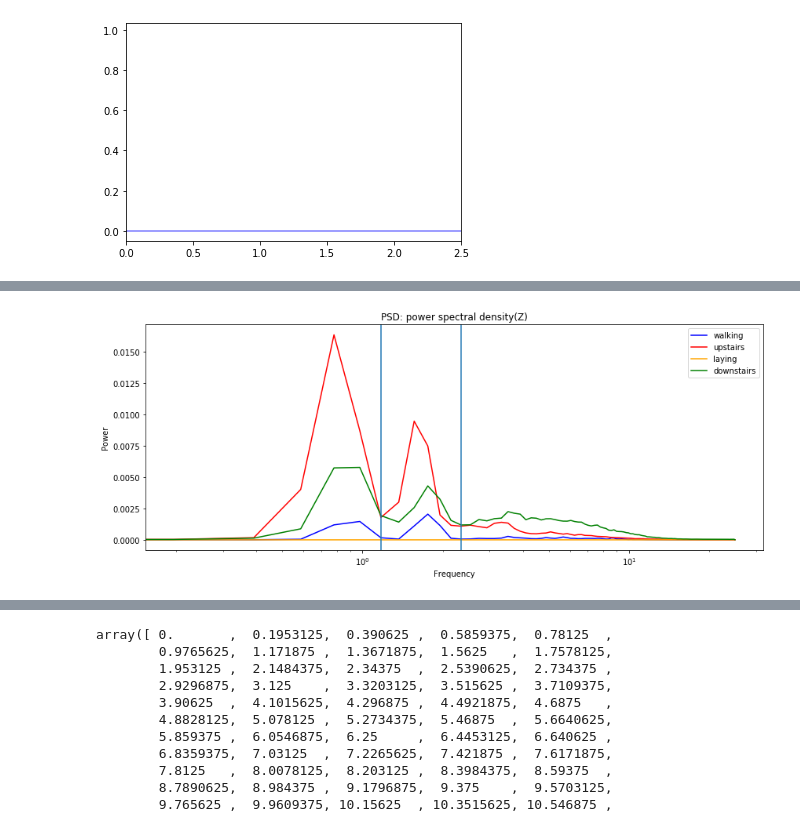
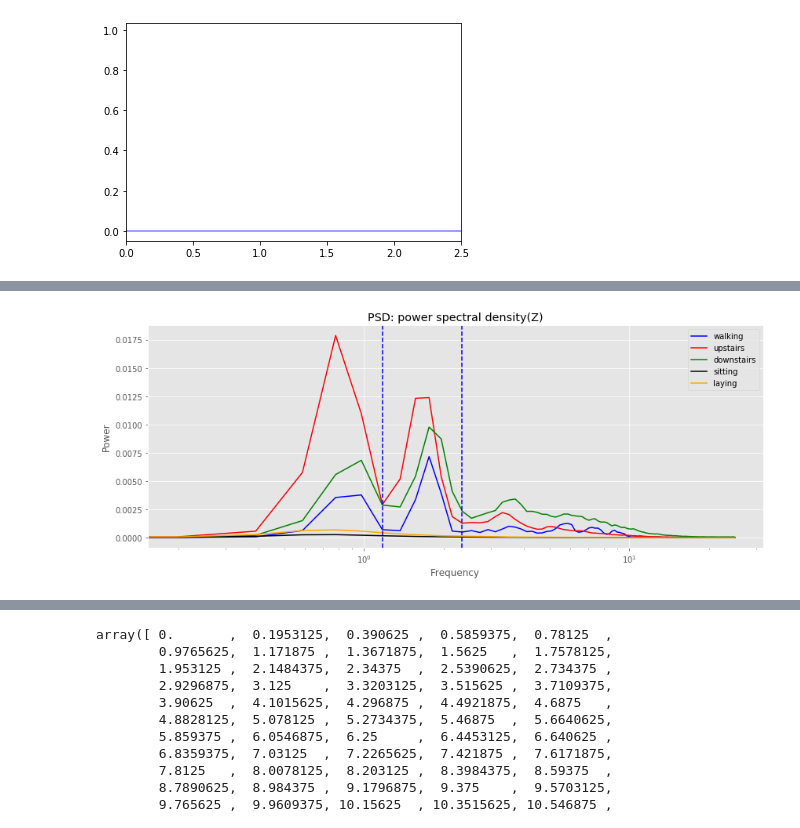
Before and after one commit to Devinml/Human-activity-recognition-using-smartphone-data, a Jupyter notebook: notebooks/EDA_RAW_DATA.ipynb, the cells around one changed output, grey strips where cells are left out. Saved outputs shown, nothing was run; the diff lists cells and outputs as text; code cells hidden in the pictures.

```diff
--- a/notebooks/EDA_RAW_DATA.ipynb
+++ b/notebooks/EDA_RAW_DATA.ipynb
@@ -8,6 +8,7 @@ from sklearn.ensemble import RandomForestClassifier
 from sklearn.model_selection import train_test_split
 from sklearn.preprocessing import OneHotEncoder
 import scipy
+plt.style.use('ggplot')
 # %%
 df = pd.read_csv('/home/devin/Documents/Galvanize/repos/Human-activity-recognition-using-smartphone-data/data/merged_data_save.csv')
 # %%
@@ -202,24 +184,27 @@ Invalid limit will be ignored.
 # %%
 # f,power = welch(butter_highpass(df_walk['Z']),fs=50)
-f,power = welch(data,fs=50,scaling='spectrum',average='median')
-f2,power2 = welch(butter_highpass(df_up['Z']),fs=50,average='median')
-f3,power3 = welch(butter_highpass(df_lay['Z']),fs=50,average='median')
-f4,power4 = welch(butter_highpass(df_down['Z']),fs=50,average='median')
+f,power = welch(data,fs=50,average='mean')
+f2,power2 = welch(butter_highpass(df_up['Z']),fs=50,average='mean')
+f3,power3 = welch(butter_highpass(df_lay['Z']),fs=50,average='mean')
+f4,power4 = welch(butter_highpass(df_down['Z']),fs=50,average='mean')
+f_sitting,power_sitting = welch(butter_highpass(df_sit['Z']),fs=50,average='mean')
 # %%
 plt.figure(figsize=(12, 5))
 plt.semilogx(f, power,color='blue',label='walking')
 plt.semilogx(f2, power2,color='red',label='upstairs')
+plt.semilogx(f4,power4,color='green',label='downstairs')
+plt.semilogx(f_sitting,power_sitting,color='k',label='sitting')
 plt.semilogx(f3,power3,color='orange',label='laying')
-plt.semilogx(f4,power4,color='green',label='downstairs')
-plt.axvline(x=1.171875)
-plt.axvline(x=2.34375)
+
+plt.axvline(x=1.171875,color='blue',ls='--')
+plt.axvline(x=2.34375,color='blue',ls='--')
 plt.title('PSD: power spectral density(Z)')
 plt.legend()
 plt.xlabel('Frequency')
 plt.ylabel('Power')
 plt.tight_layout()
 # %% [output]
-[figure, old version]
+[figure, new version]
 # %%
 f,power = welch(butter_highpass(df_walk['X']),fs=50)
 f2,power2 = welch((df_up['X']),fs=50)
```
Also changed, not shown: parts of 14 cells of this notebook, 2 other files.
